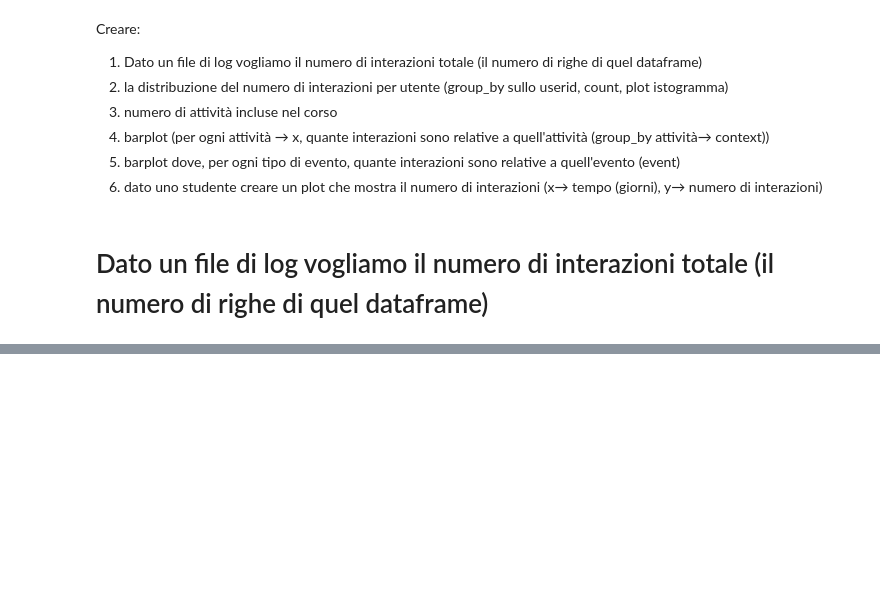
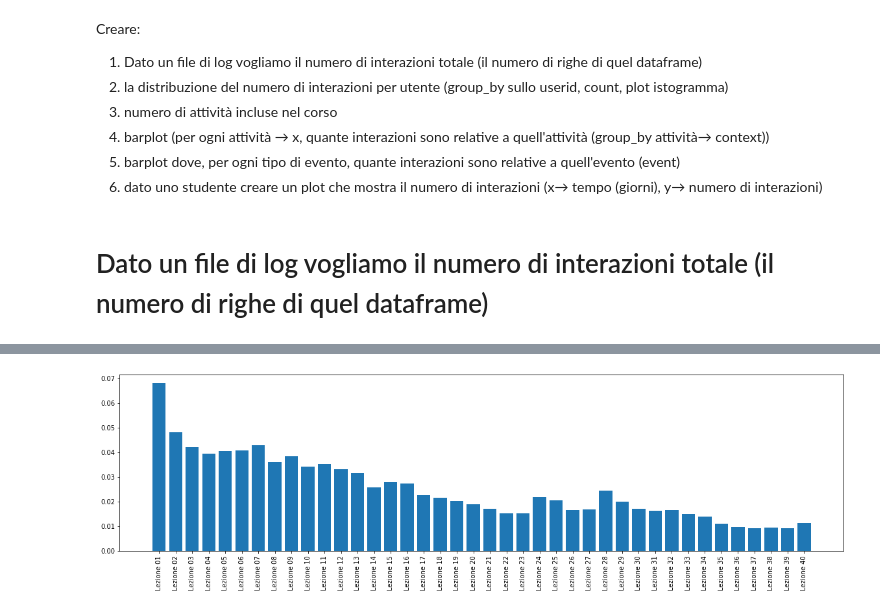
Before and after one commit to RobertaGalici/EducationMoodle, a Jupyter notebook: CourseData.ipynb, the cells around one changed output, grey strips where cells are left out. Saved outputs shown, nothing was run; the diff lists cells and outputs as text; code cells hidden in the pictures; blank space fills up the shorter version.

```diff
--- a/CourseData.ipynb
+++ b/CourseData.ipynb
@@ -61,0 +150,26 @@ plt.show()
+# %%
+# SOLO PACCHETTI:
+df_pacchetto = df[df['context'].str.contains("Pacchetto")]
+x_pos = df_pacchetto.groupby(by=["context"]).size().index
+height = df_pacchetto.groupby(by=["context"]).size().values
+
+# dimensioni figura
+plt.figure(figsize=(20,5))
+
+x_pos_adj = []
+
+for l in x_pos:
+    x_pos_adj.append('Lezione ' + l.split()[-1].rjust(2,'0'))
+
+x_pos_adj, height = zip(*sorted(zip(x_pos_adj, height)))
+
+# Create bars
+plt.bar(x_pos_adj, height/np.sum(height))
+
+# Create names on the x-axis
+plt.xticks(rotation=90)
+
+# Show graphic
+plt.show()
+# %% [output]
+[figure, added]
```
Also changed, not shown: parts of 24 cells of this notebook, 1 other file.
